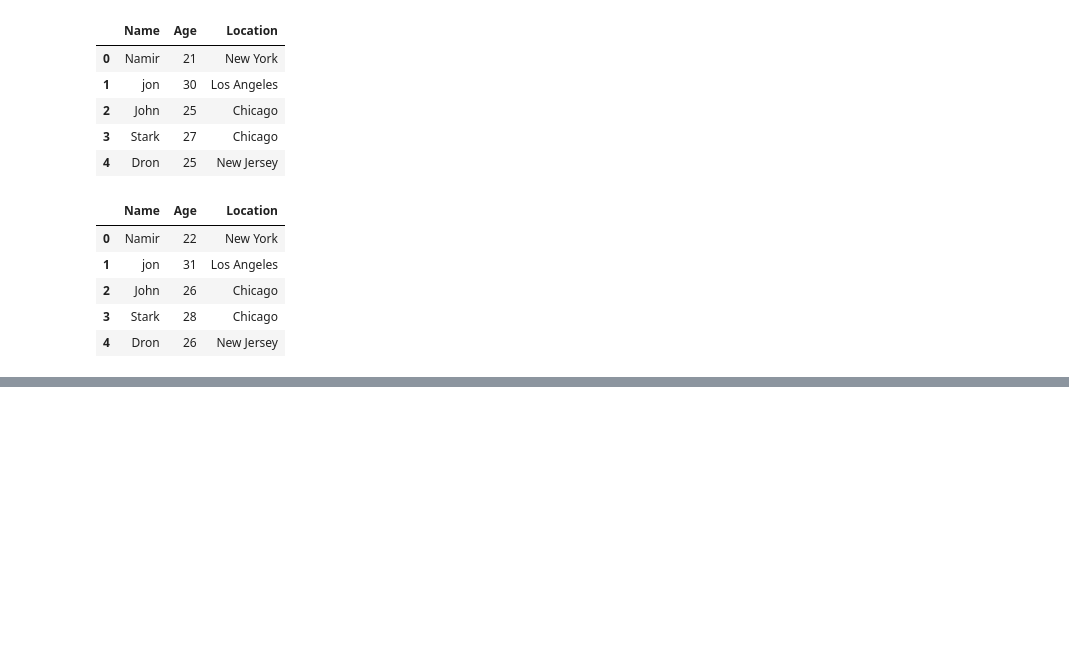
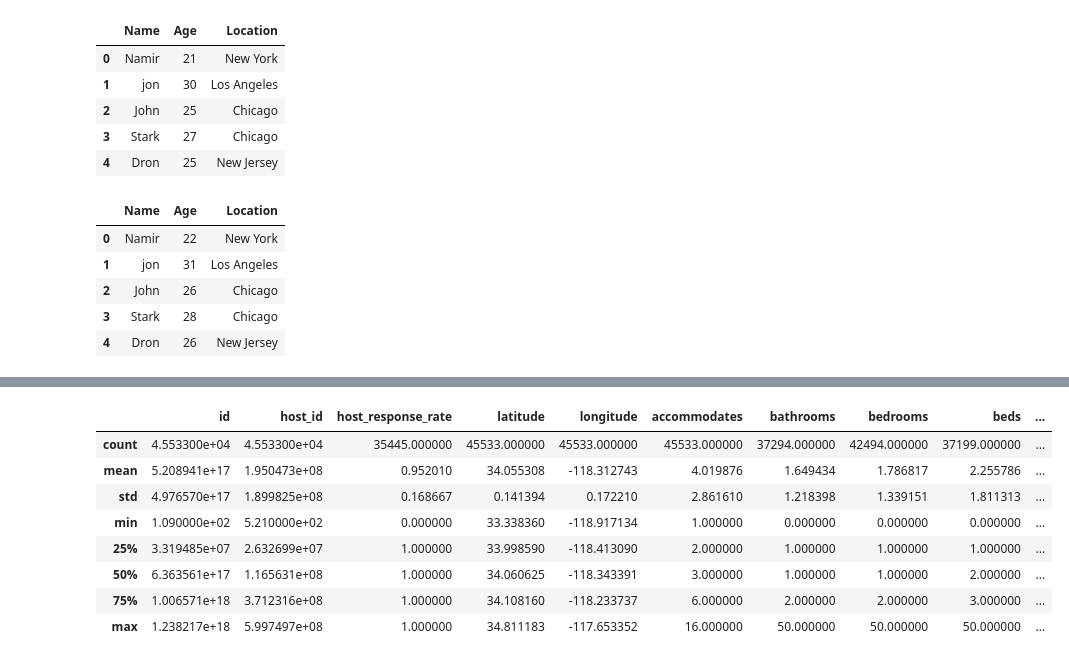
Before and after one commit to Namir50/Data-Science-Machine-learning-tutorial, a Jupyter notebook: Pandas/1.ipynb, the cells around one changed output, grey strips where cells are left out. Cells and saved outputs as stored; diff of their text form; code cells hidden in the pictures; blank space fills up the shorter version.

```diff
--- a/Pandas/1.ipynb
+++ b/Pandas/1.ipynb
@@ -298,0 +321,12 @@ data2
+# %%
+la_data.describe()
+# %% [output]
+|  | id | host_id | host_response_rate | latitude | longitude | accommodates | bathrooms | bedrooms | beds | ... |
+| count | 4.553300e+04 | 4.553300e+04 | 35445.000000 | 45533.000000 | 45533.000000 | 45533.000000 | 37294.000000 | 42494.000000 | 37199.000000 | ... |
+| mean | 5.208941e+17 | 1.950473e+08 | 0.952010 | 34.055308 | -118.312743 | 4.019876 | 1.649434 | 1.786817 | 2.255786 | ... |
+| std | 4.976570e+17 | 1.899825e+08 | 0.168667 | 0.141394 | 0.172210 | 2.861610 | 1.218398 | 1.339151 | 1.811313 | ... |
+| min | 1.090000e+02 | 5.210000e+02 | 0.000000 | 33.338360 | -118.917134 | 1.000000 | 0.000000 | 0.000000 | 0.000000 | ... |
+| 25% | 3.319485e+07 | 2.632699e+07 | 1.000000 | 33.998590 | -118.413090 | 2.000000 | 1.000000 | 1.000000 | 1.000000 | ... |
+| 50% | 6.363561e+17 | 1.165631e+08 | 1.000000 | 34.060625 | -118.343391 | 3.000000 | 1.000000 | 1.000000 | 2.000000 | ... |
+| 75% | 1.006571e+18 | 3.712316e+08 | 1.000000 | 34.108160 | -118.233737 | 6.000000 | 2.000000 | 2.000000 | 3.000000 | ... |
+| max | 1.238217e+18 | 5.997497e+08 | 1.000000 | 34.811183 | -117.653352 | 16.000000 | 50.000000 | 50.000000 | 50.000000 | ... |
```
Also changed, not shown: parts of 3 cells of this notebook.
